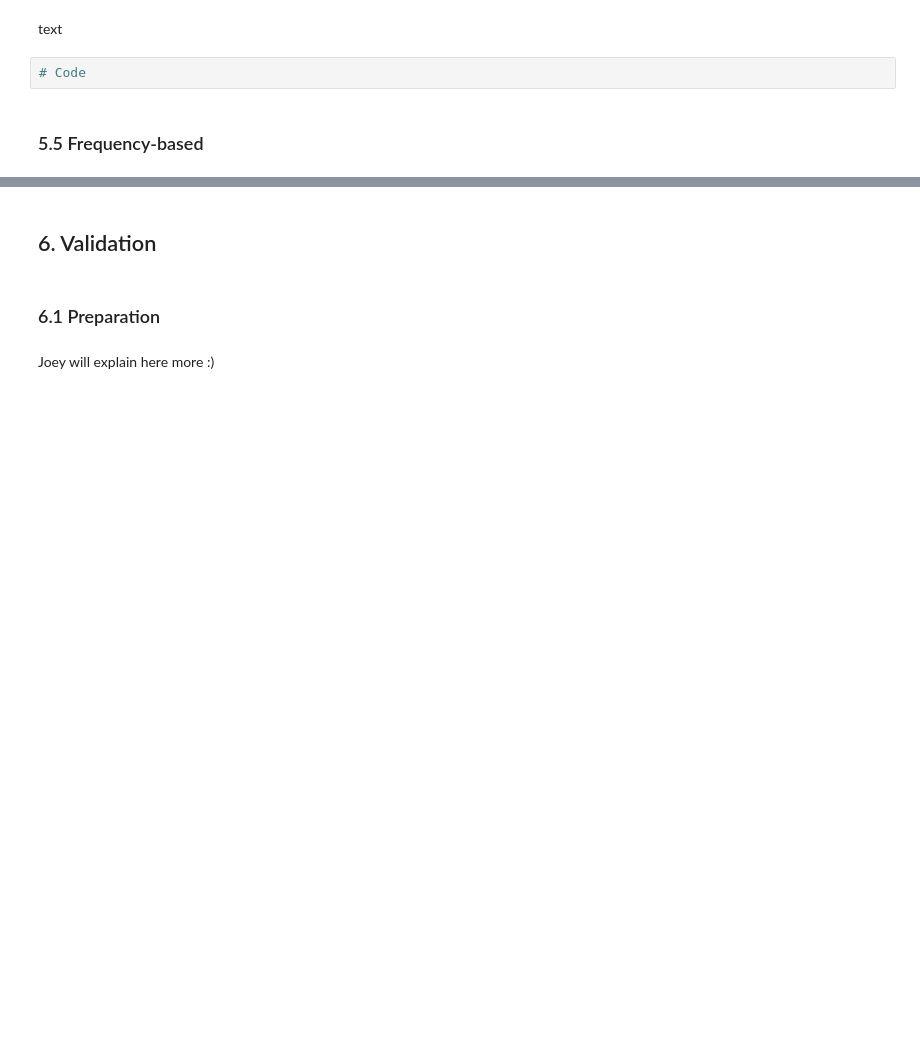
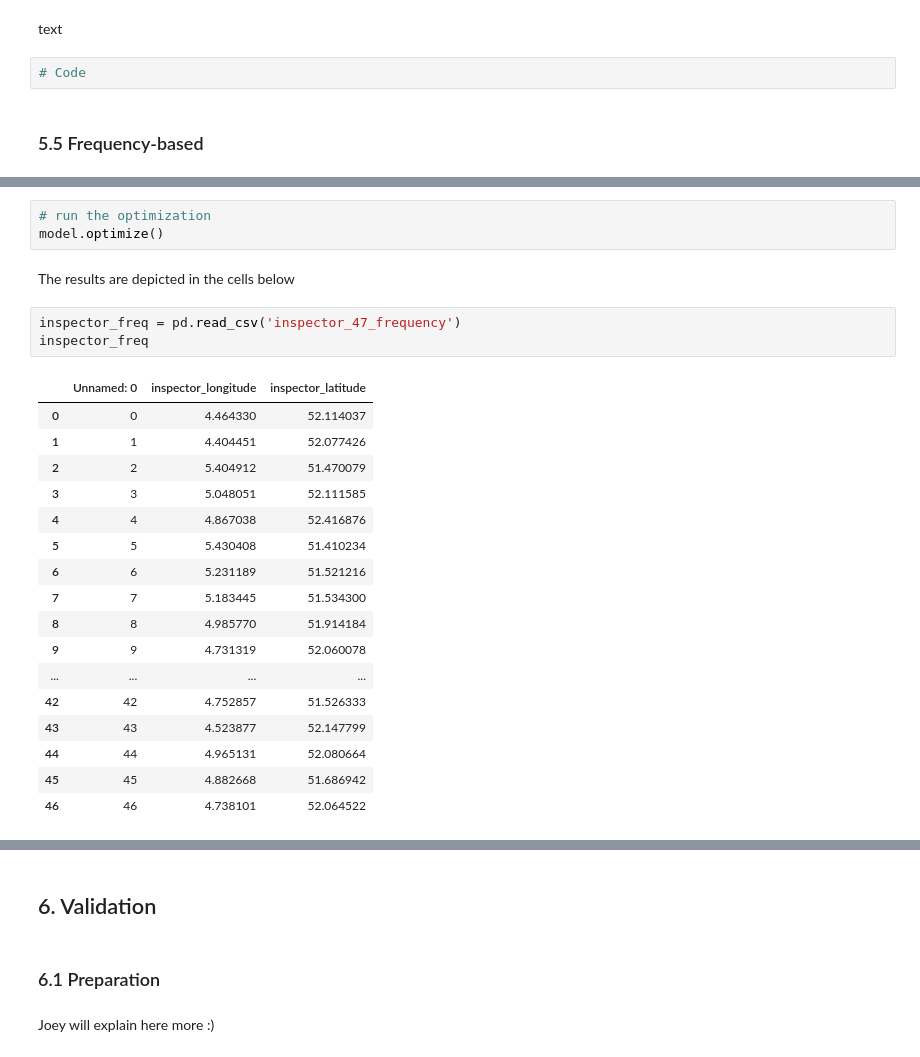
Before and after one commit to janinetimmerman8/RWS-group3, a Jupyter notebook: _Final_Notebook_.ipynb, the cells around one changed output, grey strips where cells are left out. Saved outputs shown, nothing was run; the diff lists cells and outputs as text; blank space fills up the shorter version.

```diff
--- a/_Final_Notebook_.ipynb
+++ b/_Final_Notebook_.ipynb
@@ -880,0 +957,26 @@ text
+# %%
+# run the optimization
+model.optimize()
+# %% [markdown]
+The results are depicted in the cells below
+# %%
+inspector_freq = pd.read_csv('inspector_47_frequency')
+inspector_freq
+# %% [output]
+|  | Unnamed: 0 | inspector_longitude | inspector_latitude |
+| 0 | 0 | 4.464330 | 52.114037 |
+| 1 | 1 | 4.404451 | 52.077426 |
+| 2 | 2 | 5.404912 | 51.470079 |
+| 3 | 3 | 5.048051 | 52.111585 |
+| 4 | 4 | 4.867038 | 52.416876 |
+| 5 | 5 | 5.430408 | 51.410234 |
+| 6 | 6 | 5.231189 | 51.521216 |
+| 7 | 7 | 5.183445 | 51.534300 |
+| 8 | 8 | 4.985770 | 51.914184 |
+| 9 | 9 | 4.731319 | 52.060078 |
+| ... | ... | ... | ... |
+| 42 | 42 | 4.752857 | 51.526333 |
+| 43 | 43 | 4.523877 | 52.147799 |
+| 44 | 44 | 4.965131 | 52.080664 |
+| 45 | 45 | 4.882668 | 51.686942 |
+| 46 | 46 | 4.738101 | 52.064522 |
```
Also changed, not shown: parts of 17 cells of this notebook, 1 other file.
